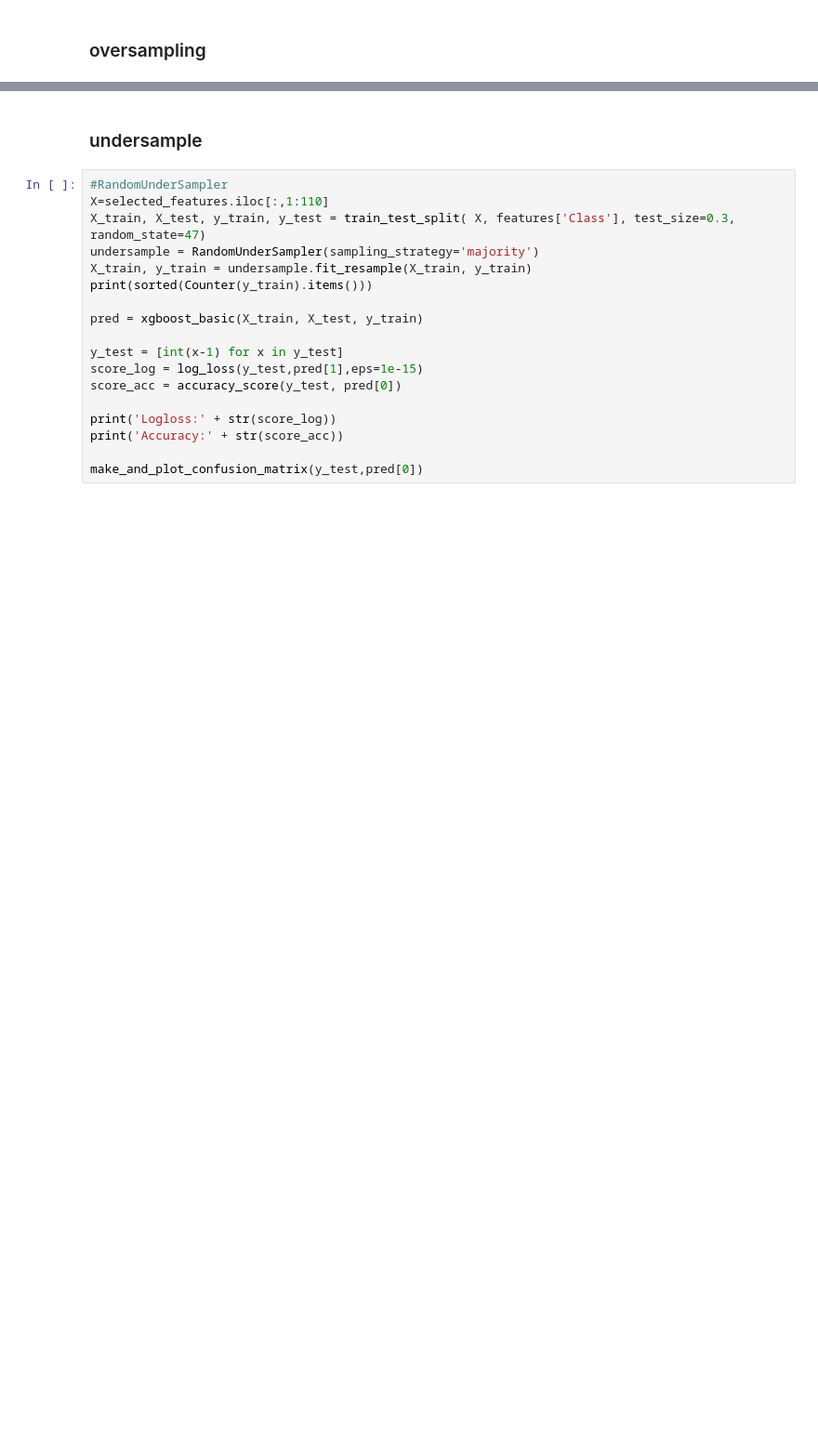
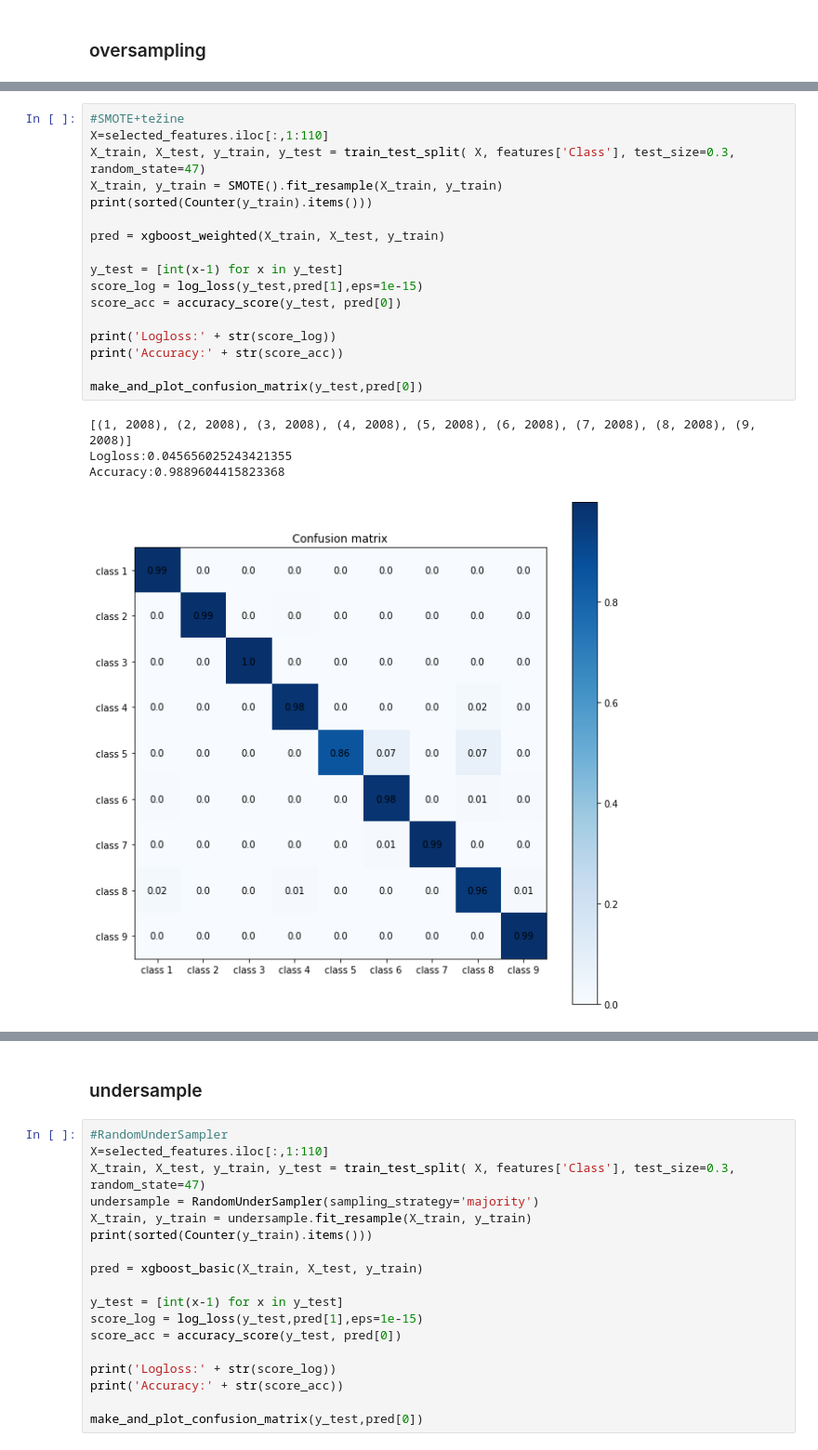
Before and after one commit to tomarga/Machine-Burning, a Jupyter notebook: model.ipynb, the cells around one changed output, grey strips where cells are left out. Shown: that part at 93% size. Saved outputs shown, nothing was run; the diff lists cells and outputs as text; blank space fills up the shorter version.

```diff
--- a/model.ipynb
+++ b/model.ipynb
@@ -493,3 +394,25 @@ Accuracy:0.9855872431769396
+# %%
+#SMOTE+težine
+X=selected_features.iloc[:,1:110]
+X_train, X_test, y_train, y_test = train_test_split( X, features['Class'], test_size=0.3, random_state=47)
+X_train, y_train = SMOTE().fit_resample(X_train, y_train)
+print(sorted(Counter(y_train).items()))
+
+pred = xgboost_weighted(X_train, X_test, y_train)
+
+y_test = [int(x-1) for x in y_test]
+score_log = log_loss(y_test,pred[1],eps=1e-15)
+score_acc = accuracy_score(y_test, pred[0])
+
+print('Logloss:' + str(score_log))
+print('Accuracy:' + str(score_acc))
+
+make_and_plot_confusion_matrix(y_test,pred[0])
+# %% [output]
+[(1, 2008), (2, 2008), (3, 2008), (4, 2008), (5, 2008), (6, 2008), (7, 2008), (8, 2008), (9, 2008)]
+Logloss:0.045656025243421355
+Accuracy:0.9889604415823368
+[figure, added]
 # %%
 #ADASYN
 X=selected_features.iloc[:,1:110]
```
Also changed, not shown: parts of 50 cells of this notebook.
